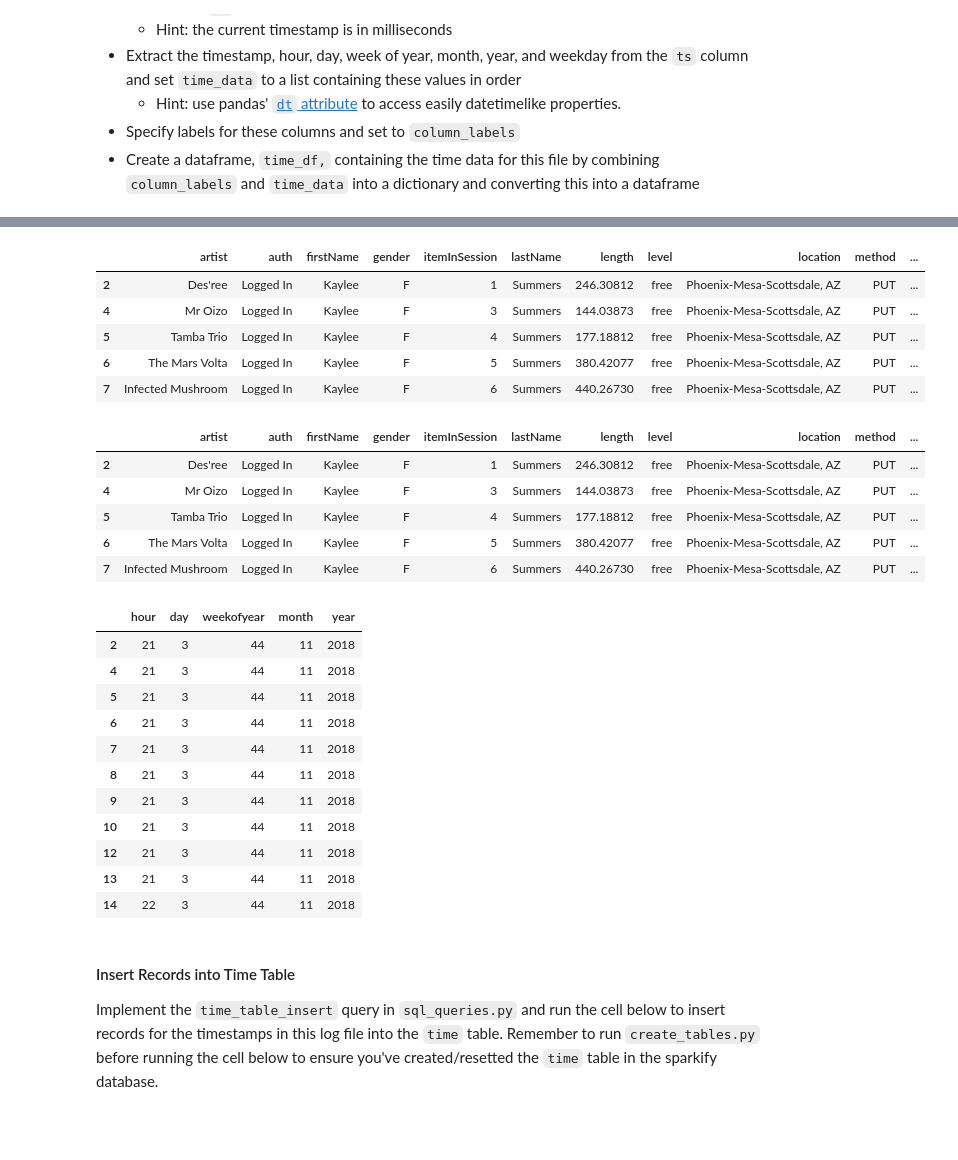
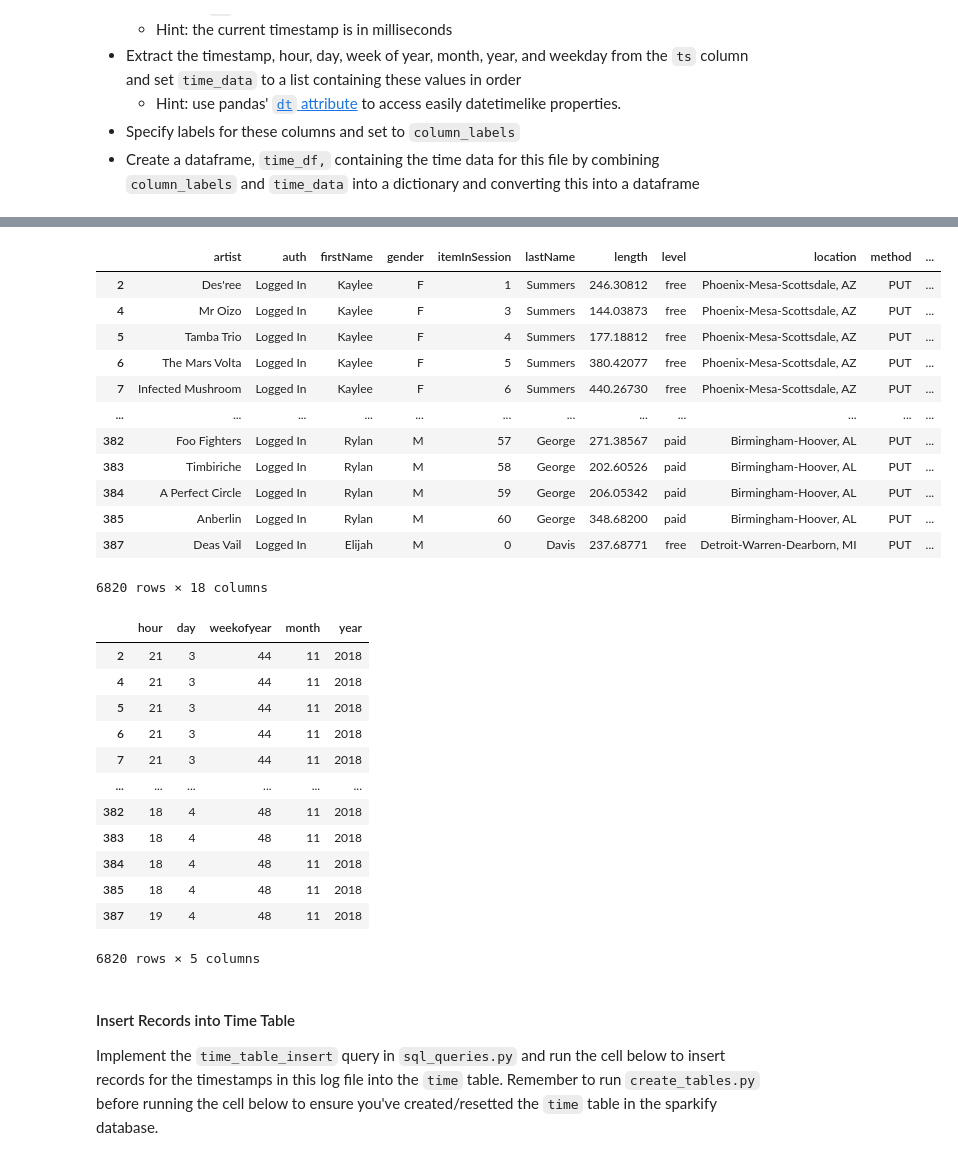
Before and after one commit to techmitchh/POSTGRES_DATAMODELING, a Jupyter notebook: etl.ipynb, the cells around one changed output, grey strips where cells are left out. Saved outputs shown, nothing was run; the diff lists cells and outputs as text; code cells hidden in the pictures; blank space fills up the shorter version.

Commit message:
refactor: songplay, user, song, artist, and time table ETL process
multiple json files can be uploaded to database.

```diff
--- a/etl.ipynb
+++ b/etl.ipynb
@@ -37,0 +54,7 @@ df = pd.read_json(filepath, lines=True)
+# %%
+df = pd.DataFrame()
+for file in song_files:
+    tmp_df = pd.read_json(file, lines=True)
+    df = df.append(tmp_df)
+
+df
@@ -109,0 +217,6 @@ df = pd.read_json(filepath, lines=True)
+# %%
+df = pd.DataFrame()
+for file in log_files:
+    tmp_df = pd.read_json(file, lines=True)
+    df = df.append(tmp_df)
+df
@@ -120,22 +266,18 @@ df = pd.read_json(filepath, lines=True)
 # %%
 # Filter Dataframe based on NextSong being in page column
 df = df[df.page.isin(['NextSong'])]
-df.head()
+df
 # %% [output]
 |  | artist | auth | firstName | gender | itemInSession | lastName | length | level | location | method | ... |
 | 2 | Des'ree | Logged In | Kaylee | F | 1 | Summers | 246.30812 | free | Phoenix-Mesa-Scottsdale, AZ | PUT | ... |
 | 4 | Mr Oizo | Logged In | Kaylee | F | 3 | Summers | 144.03873 | free | Phoenix-Mesa-Scottsdale, AZ | PUT | ... |
 | 5 | Tamba Trio | Logged In | Kaylee | F | 4 | Summers | 177.18812 | free | Phoenix-Mesa-Scottsdale, AZ | PUT | ... |
 | 6 | The Mars Volta | Logged In | Kaylee | F | 5 | Summers | 380.42077 | free | Phoenix-Mesa-Scottsdale, AZ | PUT | ... |
 | 7 | Infected Mushroom | Logged In | Kaylee | F | 6 | Summers | 440.26730 | free | Phoenix-Mesa-Scottsdale, AZ | PUT | ... |
+| ... | ... | ... | ... | ... | ... | ... | ... | ... | ... | ... | ... |
+| 382 | Foo Fighters | Logged In | Rylan | M | 57 | George | 271.38567 | paid | Birmingham-Hoover, AL | PUT | ... |
+| 383 | Timbiriche | Logged In | Rylan | M | 58 | George | 202.60526 | paid | Birmingham-Hoover, AL | PUT | ... |
+| 384 | A Perfect Circle | Logged In | Rylan | M | 59 | George | 206.05342 | paid | Birmingham-Hoover, AL | PUT | ... |
+| 385 | Anberlin | Logged In | Rylan | M | 60 | George | 348.68200 | paid | Birmingham-Hoover, AL | PUT | ... |
+| 387 | Deas Vail | Logged In | Elijah | M | 0 | Davis | 237.68771 | free | Detroit-Warren-Dearborn, MI | PUT | ... |
+6820 rows × 18 columns
-# %%
-# Convert ts to datetime. from milliseconds
-df['ts'] = pd.to_datetime(df['ts'], unit='ms')
-df.head()
-# %% [output]
-|  | artist | auth | firstName | gender | itemInSession | lastName | length | level | location | method | ... |
-| 2 | Des'ree | Logged In | Kaylee | F | 1 | Summers | 246.30812 | free | Phoenix-Mesa-Scottsdale, AZ | PUT | ... |
-| 4 | Mr Oizo | Logged In | Kaylee | F | 3 | Summers | 144.03873 | free | Phoenix-Mesa-Scottsdale, AZ | PUT | ... |
-| 5 | Tamba Trio | Logged In | Kaylee | F | 4 | Summers | 177.18812 | free | Phoenix-Mesa-Scottsdale, AZ | PUT | ... |
-| 6 | The Mars Volta | Logged In | Kaylee | F | 5 | Summers | 380.42077 | free | Phoenix-Mesa-Scottsdale, AZ | PUT | ... |
-| 7 | Infected Mushroom | Logged In | Kaylee | F | 6 | Summers | 440.26730 | free | Phoenix-Mesa-Scottsdale, AZ | PUT | ... |
@@ -165,12 +309,13 @@ time_df
 | 5 | 21 | 3 | 44 | 11 | 2018 |
 | 6 | 21 | 3 | 44 | 11 | 2018 |
 | 7 | 21 | 3 | 44 | 11 | 2018 |
-| 8 | 21 | 3 | 44 | 11 | 2018 |
-| 9 | 21 | 3 | 44 | 11 | 2018 |
-| 10 | 21 | 3 | 44 | 11 | 2018 |
-| 12 | 21 | 3 | 44 | 11 | 2018 |
-| 13 | 21 | 3 | 44 | 11 | 2018 |
-| 14 | 22 | 3 | 44 | 11 | 2018 |
+| ... | ... | ... | ... | ... | ... |
+| 382 | 18 | 4 | 48 | 11 | 2018 |
+| 383 | 18 | 4 | 48 | 11 | 2018 |
+| 384 | 18 | 4 | 48 | 11 | 2018 |
+| 385 | 18 | 4 | 48 | 11 | 2018 |
+| 387 | 19 | 4 | 48 | 11 | 2018 |
+6820 rows × 5 columns
 # %% [markdown]
 #### Insert Records into Time Table
 Implement the `time_table_insert` query in `sql_queries.py` and run the cell below to insert records for the timestamps in this log file into the `time` table. Remember to run `create_tables.py` before running the cell below to ensure you've created/resetted the `time` table in the sparkify database.
```
Also changed, not shown: parts of 26 cells of this notebook, 1 other file.
